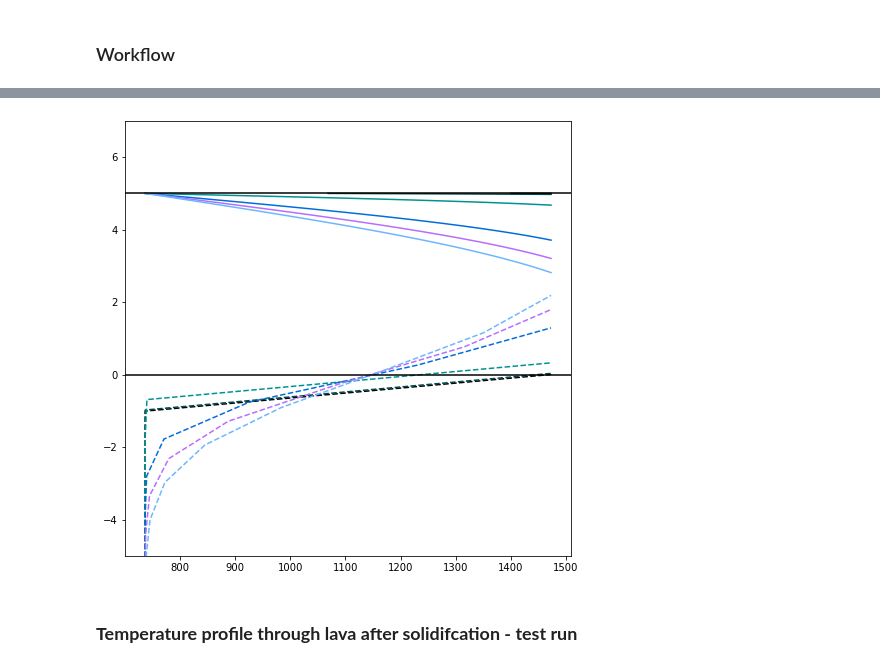
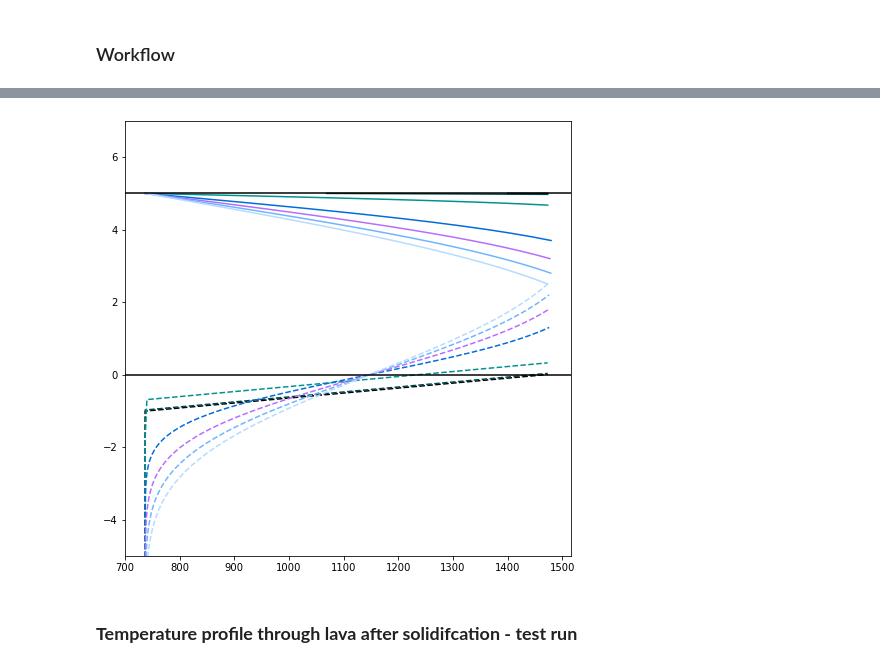
Before and after one commit to iganache/lavatherm1D, a Jupyter notebook: 1d_cooling.ipynb, the cells around one changed output, grey strips where cells are left out. Cells and saved outputs as stored; diff of their text form; code cells hidden in the pictures.

```diff
--- a/1d_cooling.ipynb
+++ b/1d_cooling.ipynb
@@ -178,14 +178,14 @@ LHS_lower = L * np.pi ** 0.5 / c / (Tlava - Tsub)
 l_lower = lambdas[np.argmin(np.abs(LHS_lower - Stefan_lambda_upper(lambdas)))]                   ## Find value of lamba that produces RHS equal to the LHS
 
 
-### Model till surface temperature is equilibrated to the ambient temperature
+## Model till surface temperature is equilibrated to the ambient temperature
 ## loop through all surface temperatures
 for i, Ts in enumerate(Tsurf):
 
     ## Compute lambda for upper crust conduction
     LHS_upper = L * np.pi ** 0.5 / c / (Tlava - Ts)                                                  ## Compute LHS of Stefan problem
     l_upper = lambdas[np.argmin(np.abs(LHS_upper - Stefan_lambda_upper(lambdas)))]                   ## Find value of lamba that produces RHS equal to the LHS
-    # print("lambda_upper = ", l_upper)
+
 
 
     ## Compute time t by equating surface temperature gradient to heat flux through the surface
@@ -194,7 +194,7 @@ for i, Ts in enumerate(Tsurf):
     t = t_sqroot**2
     t_surface_eq = t
     # print("Snyder's surface heat flux in W/m2 = ", Q_snyder)
-    print("time in hours = ", t/3600)
+#     print("time in hours = ", t/3600)
 
 
     ## Compute crustal thickneess from lambda and time t
@@ -219,36 +219,60 @@ for i, Ts in enumerate(Tsurf):
     ax.plot(dTdz_lower, y_lower, "--", color = colors[i])
     ax.plot(dTdz_upper, lava_thickness-y_upper, color = colors[i])
 
+###################################################################################################################
 
-### Model after surface temperature os equilibrated to the ambient temperature
+## find the time at which the upper and lower crust meet
 time_solid = 0
-time = np.linspace(t_surface_eq, 4e6, 5)
+crustal_growth_period = np.arange(t_surface_eq, 4e7, 1)
 
+for t in crustal_growth_period:
+    ## Compute crustal thickneess from lambda and time t
+    C_lower = crustal_thickness(l_lower, kappa, t)
+    C_upper = crustal_thickness(l_upper, kappa, t)
+    if C_lower + C_upper >= lava_thickness:
+            print("upper_crust_thickness =", C_upper)
+            print("basal_crust_thickness =", C_lower)
+            print("lava solidification occured at ", time_solid/3600, " hours")
+            break
+    time_solid = t
+
+####################################################################################################################
+
+## Model after surface temperature os equilibrated to the ambient temperature
+time = np.linspace(t_surface_eq, time_solid, 5)
+z_upper_solid = 0
+z_lower_solid = 0
+T_upper_solid = 0
+T_lower_solid = 0
+
+dy = 1e-1
 for i, t in enumerate(time):
     if i > 0:
         print("time in hours = ", t/3600)
         ## Compute crustal thickneess from lambda and time t
         C_lower = crustal_thickness(l_lower, kappa, t)
         C_upper = crustal_thickness(l_upper, kappa, t)
-        print("upper_crust_thickness =", C_upper)
-        print("basal_crust_thickness =", C_lower)
-
-        if C_lower + C_upper >= lava_thickness:
-            time_solid = t
-            print("lava solidification occured at or before ", t/3600, " hours")
-            break
+#         print("upper_crust_thickness =", C_upper)
+#         print("basal_crust_thickness =", C_lower)
 
         ## Calculation of temperature profile for a 15 m thick lava flow before solidification
-        y_lower = np.linspace(-100, C_lower, 100)
-        dTdz_lower = (((Tlava-Tsub) / (erf(l_lower)+1)) * (1 + erf(y_lower / 2/ (kappa*t)**0.5))) + Tsub
-        # dTdz_lower = temp_lower_crust(Tlava, Tsub, l_lower, kappa, y_lower, t)
+        y_lower = np.arange(-100, C_lower+dy, dy)
+        T_lower = (((Tlava-Tsub) / (erf(l_lower)+1)) * (1 + erf(y_lower / 2/ (kappa*t)**0.5))) + Tsub
+        # Tz_lower = temp_lower_crust(Tlava, Tsub, l_lower, kappa, y_lower, t)
 
-        y_upper = np.linspace(0, C_upper, 100)
-        dTdz_upper = (((Tlava-Tsub) / erf(l_upper)) * erf((y_upper) / 2/(kappa*t)**0.5)) + Tsub
-        # dTdz_upper = temp_upper_crust(Tlava, Ts, l, kappa, y_upper, t):
+        y_upper = np.arange(0, C_upper+dy, dy)
+        T_upper = (((Tlava-Tsub) / erf(l_upper)) * erf((y_upper) / 2/(kappa*t)**0.5)) + Tsub
+        # Tz_upper = temp_upper_crust(Tlava, Ts, l, kappa, y_upper, t):
 
-        ax.plot(dTdz_lower, y_lower, "--", color = colors[5+i])
-        ax.plot(dTdz_upper, lava_thickness-y_upper, color = colors[5+i])
+        if t==time[-1]:
+            z_lower_solid = y_lower
+            z_upper_solid = lava_thickness-y_upper
+            T_lower_solid = dTdz_lower
+            T_upper_solid = dTdz_upper
+
+
+        ax.plot(T_lower, y_lower, "--", color = colors[5+i])
+        ax.plot(T_upper, lava_thickness-y_upper, color = colors[5+i])
 
 
 plt.axhline(5, color='k')
@@ -276,3 +291,3 @@ lava solidification occured at or before  1111.111111111111  hours
-[figure, old version]
+[figure, new version]
 # %% [markdown]
 ### <b> Temperature profile through lava after solidifcation - test run </b>
```
Also changed, not shown: parts of 3 cells of this notebook.
